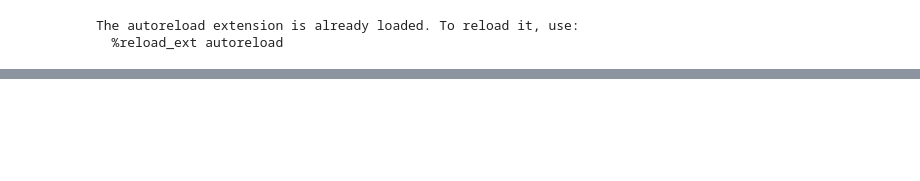
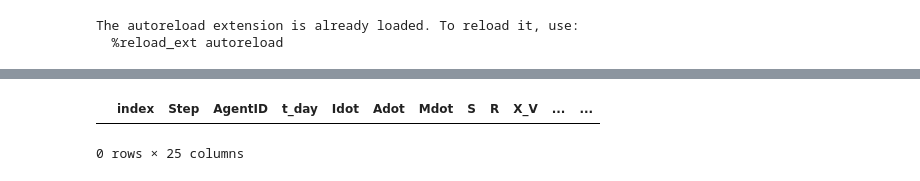
Before and after one commit to Valentin-Schwarz/mempyDEB, a Jupyter notebook: mempyDEB/DEBIBM/algea_model.ipynb, the cells around one changed output, grey strips where cells are left out. Saved outputs shown, nothing was run; the diff lists cells and outputs as text; code cells hidden in the pictures; blank space fills up the shorter version.

```diff
--- a/mempyDEB/DEBIBM/algea_model.ipynb
+++ b/mempyDEB/DEBIBM/algea_model.ipynb
@@ -60,0 +40,5 @@ IBMout(mout=   index  t_day          X  N_tot     M_tot  aging_mortality  \
+# %%
+aout.loc[aout['AgentID']==2]
+# %% [output]
+|  | index | Step | AgentID | t_day | Idot | Adot | Mdot | S | R | X_V | ... | ... |
+0 rows × 25 columns
```
Also changed, not shown: parts of 4 cells of this notebook, 3 other files.
